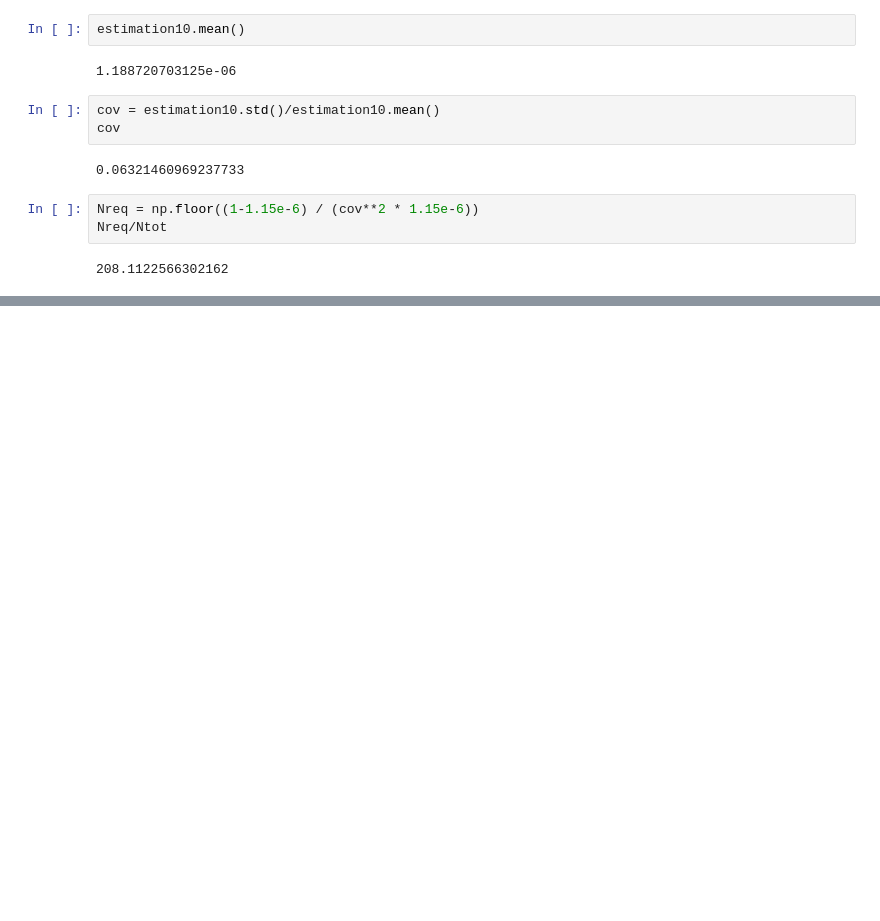
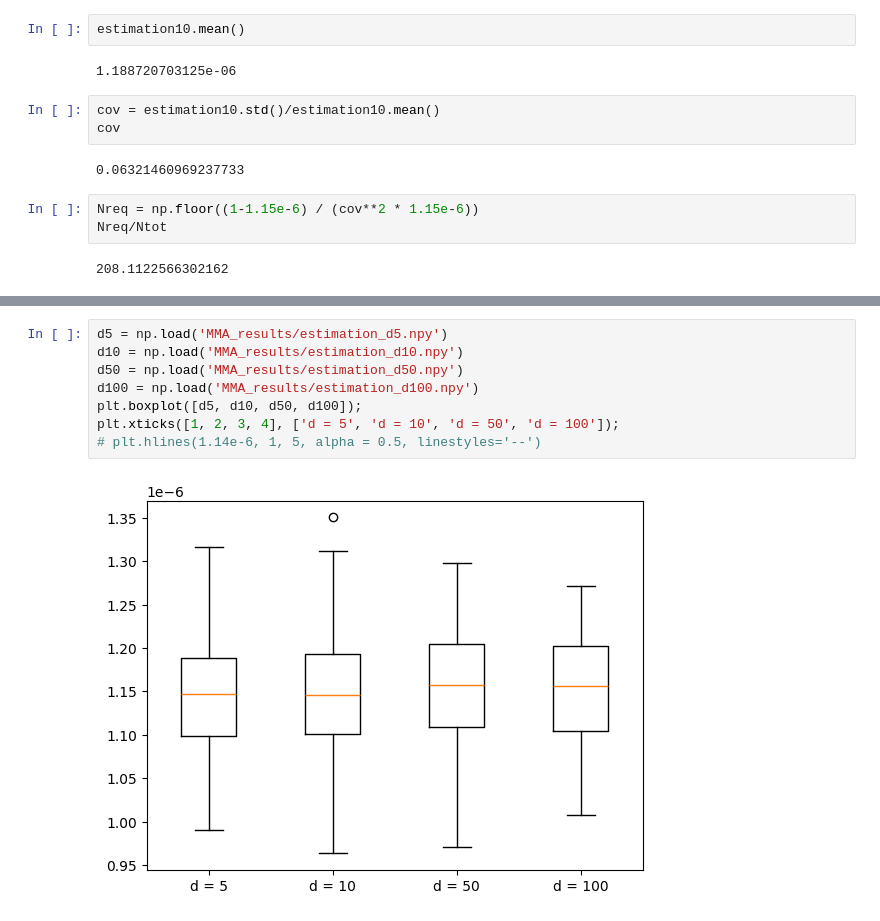
Before and after one commit to imn167/SubsetSimulation_VAE, a Jupyter notebook: Resultats_4Branch(1).ipynb, the cells around one changed output, grey strips where cells are left out. Cells and saved outputs as stored; diff of their text form; blank space fills up the shorter version.

```diff
--- a/Resultats_4Branch(1).ipynb
+++ b/Resultats_4Branch(1).ipynb
@@ -493,0 +543,10 @@ sp.norm()
+# %%
+d5 = np.load('MMA_results/estimation_d5.npy')
+d10 = np.load('MMA_results/estimation_d10.npy')
+d50 = np.load('MMA_results/estimation_d50.npy')
+d100 = np.load('MMA_results/estimation_d100.npy')
+plt.boxplot([d5, d10, d50, d100]);
+plt.xticks([1, 2, 3, 4], ['d = 5', 'd = 10', 'd = 50', 'd = 100']);
+# plt.hlines(1.14e-6, 1, 5, alpha = 0.5, linestyles='--')
+# %% [output]
+[figure, added]
```
Also changed, not shown: parts of 11 cells of this notebook, 52 other files.
